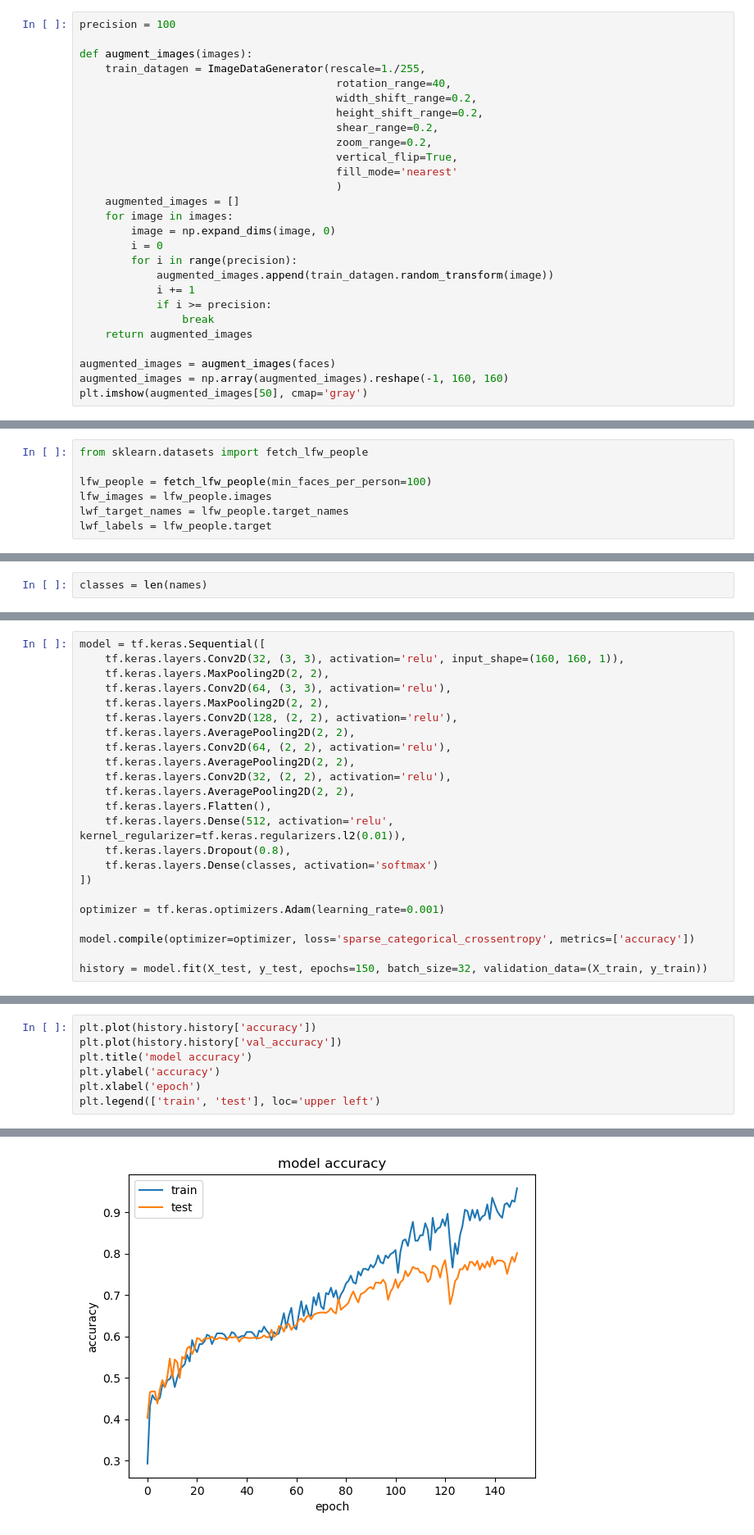
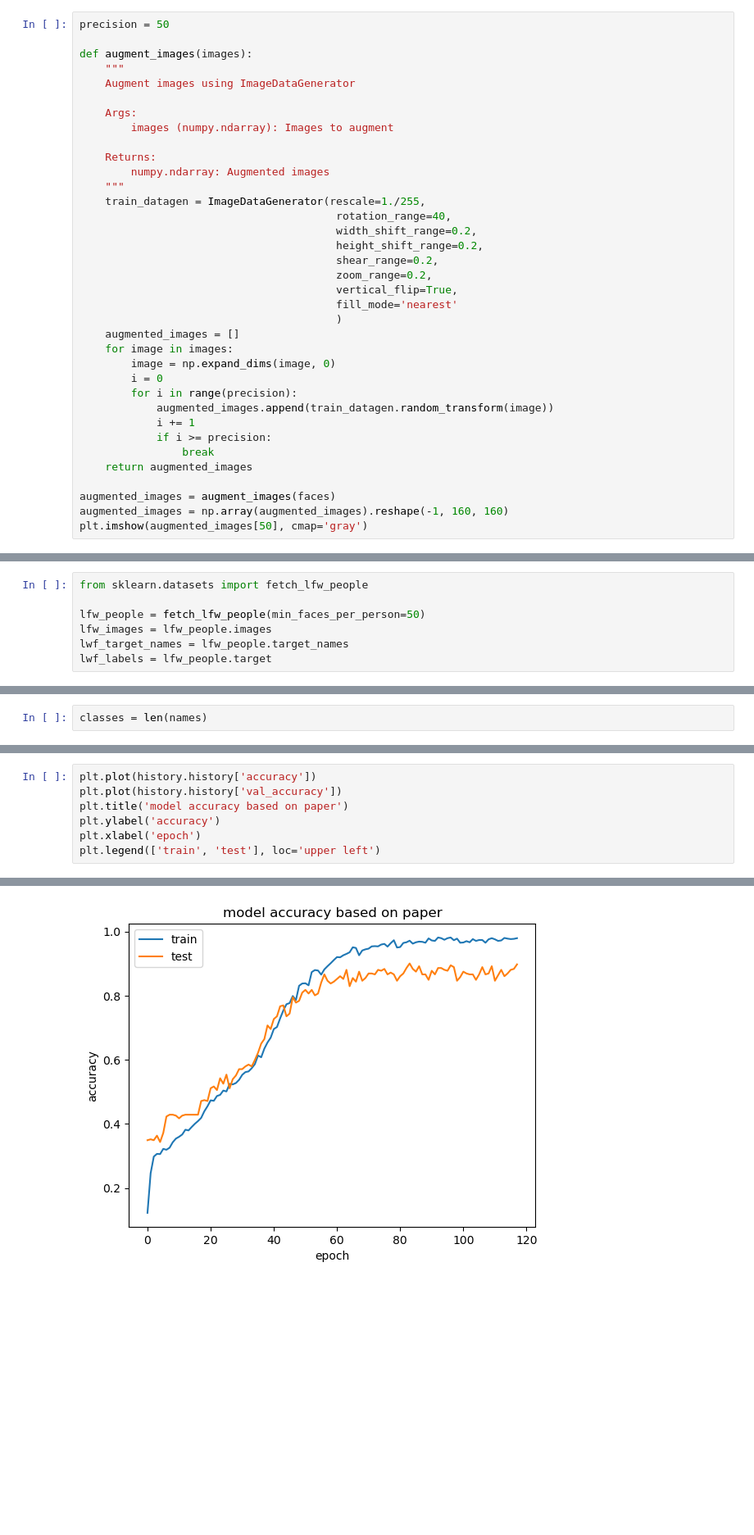
Before and after one commit to lennartvoelz/face_recognition, a Jupyter notebook: scripts/image.ipynb, the cells around one changed output, grey strips where cells are left out. Shown: that part at 82% size. Cells and saved outputs as stored; diff of their text form; blank space fills up the shorter version.

Commit message:
model improved and documentation done

```diff
--- a/scripts/image.ipynb
+++ b/scripts/image.ipynb
@@ -64,9 +75,18 @@ plt.imshow(faces[0], cmap="gray")
 <matplotlib.image.AxesImage at 0x...>
 [figure]
 # %%
-precision = 100
+precision = 50
 
 def augment_images(images):
+    """
+    Augment images using ImageDataGenerator
+
+    Args:
+        images (numpy.ndarray): Images to augment
+
+    Returns:
+        numpy.ndarray: Augmented images
+    """
     train_datagen = ImageDataGenerator(rescale=1./255,
                                         rotation_range=40,
                                         width_shift_range=0.2,
@@ -96,7 +116,7 @@ plt.imshow(augmented_images[50], cmap='gray')
 # %%
 from sklearn.datasets import fetch_lfw_people
 
-lfw_people = fetch_lfw_people(min_faces_per_person=100)
+lfw_people = fetch_lfw_people(min_faces_per_person=50)
 lfw_images = lfw_people.images
 lwf_target_names = lfw_people.target_names
 lwf_labels = lfw_people.target
@@ -119,25 +142,2 @@ from sklearn.model_selection import train_test_split
 
 X_train, X_test, y_train, y_test = train_test_split(images, labels, test_size=0.2, random_state=42)
-# %%
-model = tf.keras.Sequential([
-    tf.keras.layers.Conv2D(32, (3, 3), activation='relu', input_shape=(160, 160, 1)),
-    tf.keras.layers.MaxPooling2D(2, 2),
-    tf.keras.layers.Conv2D(64, (3, 3), activation='relu'),
-    tf.keras.layers.MaxPooling2D(2, 2),
-    tf.keras.layers.Conv2D(128, (2, 2), activation='relu'),
-    tf.keras.layers.AveragePooling2D(2, 2),
-    tf.keras.layers.Conv2D(64, (2, 2), activation='relu'),
-    tf.keras.layers.AveragePooling2D(2, 2),
-    tf.keras.layers.Conv2D(32, (2, 2), activation='relu'),
-    tf.keras.layers.AveragePooling2D(2, 2),
-    tf.keras.layers.Flatten(),
-    tf.keras.layers.Dense(512, activation='relu', kernel_regularizer=tf.keras.regularizers.l2(0.01)),
-    tf.keras.layers.Dropout(0.8),
-    tf.keras.layers.Dense(classes, activation='softmax')
-])
-
-optimizer = tf.keras.optimizers.Adam(learning_rate=0.001)
-
-model.compile(optimizer=optimizer, loss='sparse_categorical_crossentropy', metrics=['accuracy'])
-
-history = model.fit(X_test, y_test, epochs=150, batch_size=32, validation_data=(X_train, y_train))
@@ -162,11 +226,11 @@ Epoch 150/150
 # %%
 plt.plot(history.history['accuracy'])
 plt.plot(history.history['val_accuracy'])
-plt.title('model accuracy')
+plt.title('model accuracy based on paper')
 plt.ylabel('accuracy')
 plt.xlabel('epoch')
 plt.legend(['train', 'test'], loc='upper left')
 # %% [output]
 <matplotlib.legend.Legend at 0x...>
-[figure, old version]
+[figure, new version]
 # %%
```
Also changed, not shown: parts of 8 cells of this notebook.
